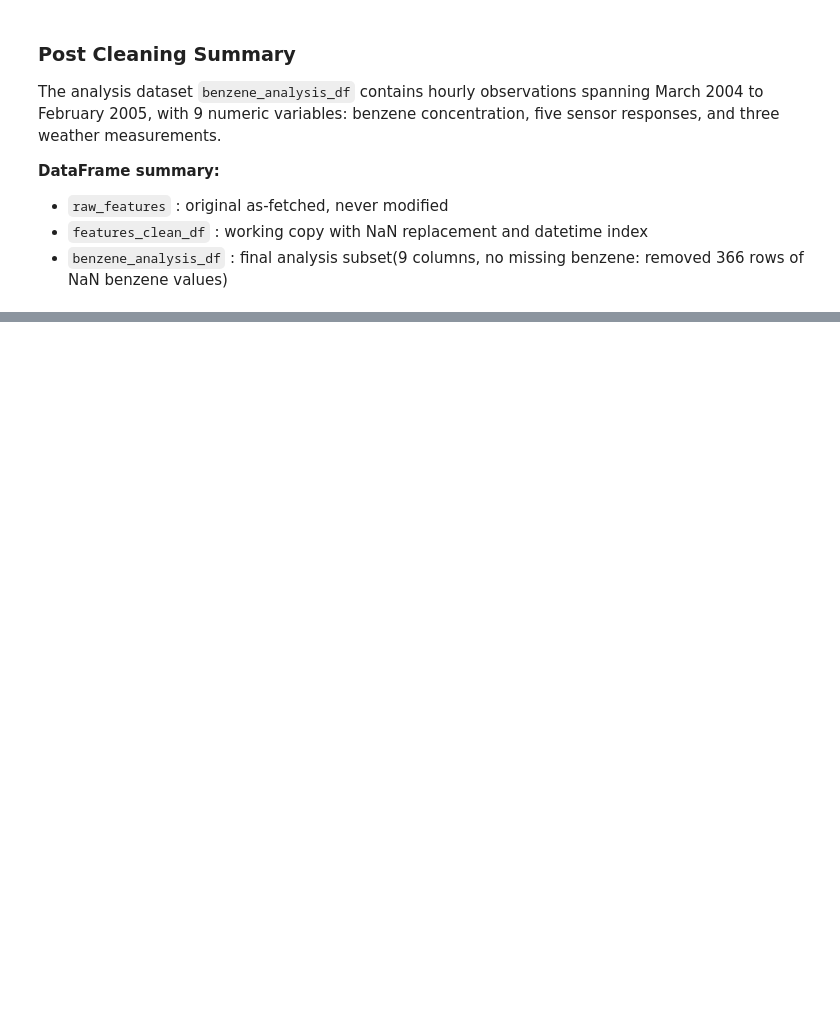
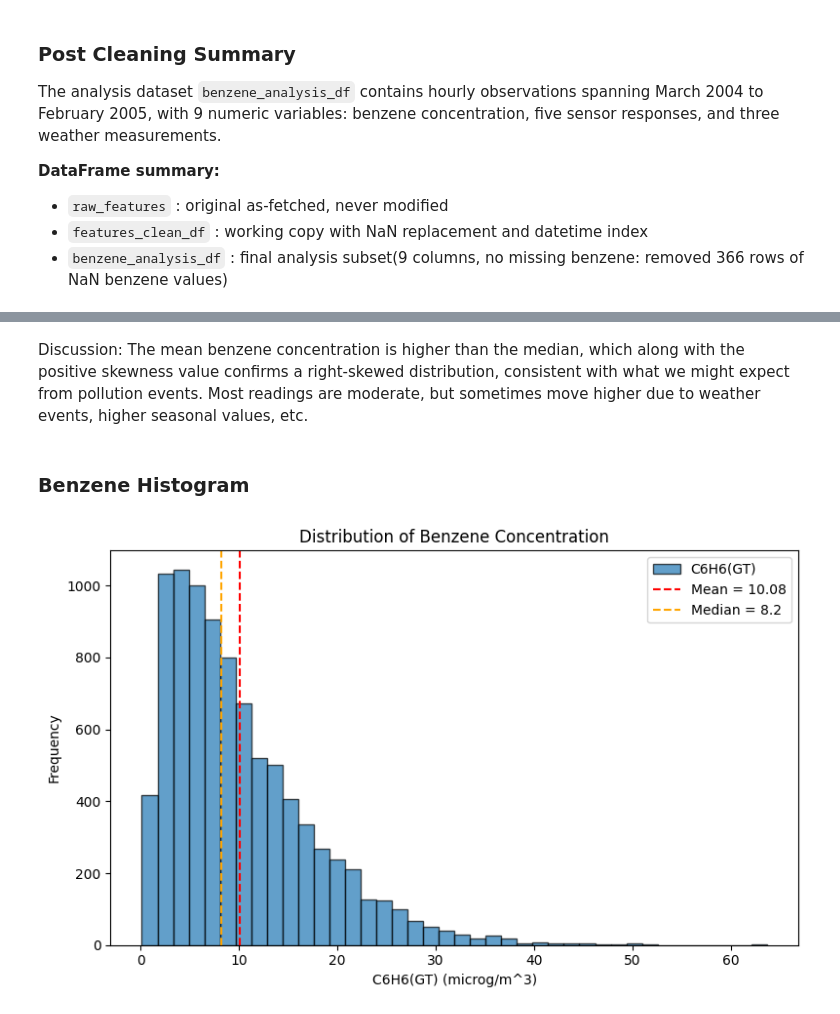
Before and after one commit to ykim68ncstate/ST-554-Project1, a Jupyter notebook: Task2/Project_1_Task_2_David_Pressley.ipynb, the cells around one changed output, grey strips where cells are left out. Saved outputs shown, nothing was run; the diff lists cells and outputs as text; code cells hidden in the pictures; blank space fills up the shorter version.

Commit message:
add global vars to reference benzene, sensors, and weather. Create histogram and boxplot

```diff
--- a/Task2/Project_1_Task_2_David_Pressley.ipynb
+++ b/Task2/Project_1_Task_2_David_Pressley.ipynb
@@ -364,0 +374,9 @@ Rows dropped: 366
+# %%
+target_col = "C6H6(GT)"
+sensor_cols = ["PT08.S1(CO)", "PT08.S2(NMHC)", "PT08.S3(NOx)",
+               "PT08.S4(NO2)", "PT08.S5(O3)"]
+weather_cols = ["T", "RH", "AH"]
+
+print(f"Target Column: {target_col}")
+print(f"Sensor Columns: {[x for x in sensor_cols]}")
+print(f"Weather Columns: {[x for x in weather_cols]}")
@@ -401,0 +451,20 @@ None
+# %% [markdown]
+Discussion: The mean benzene concentration is higher than the median, which along with the positive skewness value confirms a right-skewed distribution, consistent with what we might expect from pollution events. Most readings are moderate, but sometimes move higher due to weather events, higher seasonal values, etc.
+# %% [markdown]
+### Benzene Histogram
+# %%
+# histogram of benzene concentration
+plt.subplots(figsize=(8, 5))
+benzene_analysis_df[target_col].plot.hist(bins=40, edgecolor="black", alpha=0.7)
+plt.axvline(benzene_analysis_df[target_col].mean(), color="red", linestyle="--",
+            label=f"Mean = {round(benzene_analysis_df[target_col].mean(), 2)}")
+plt.axvline(benzene_analysis_df[target_col].median(), color="orange", linestyle="--",
+            label=f"Median = {round(benzene_analysis_df[target_col].median(), 2)}")
+plt.xlabel("C6H6(GT) (microg/m^3)")
+plt.ylabel("Frequency")
+plt.title("Distribution of Benzene Concentration")
+plt.legend()
+plt.tight_layout()
+plt.show()
+# %% [output]
+[figure, added]
```
Also changed, not shown: parts of 8 cells of this notebook.
